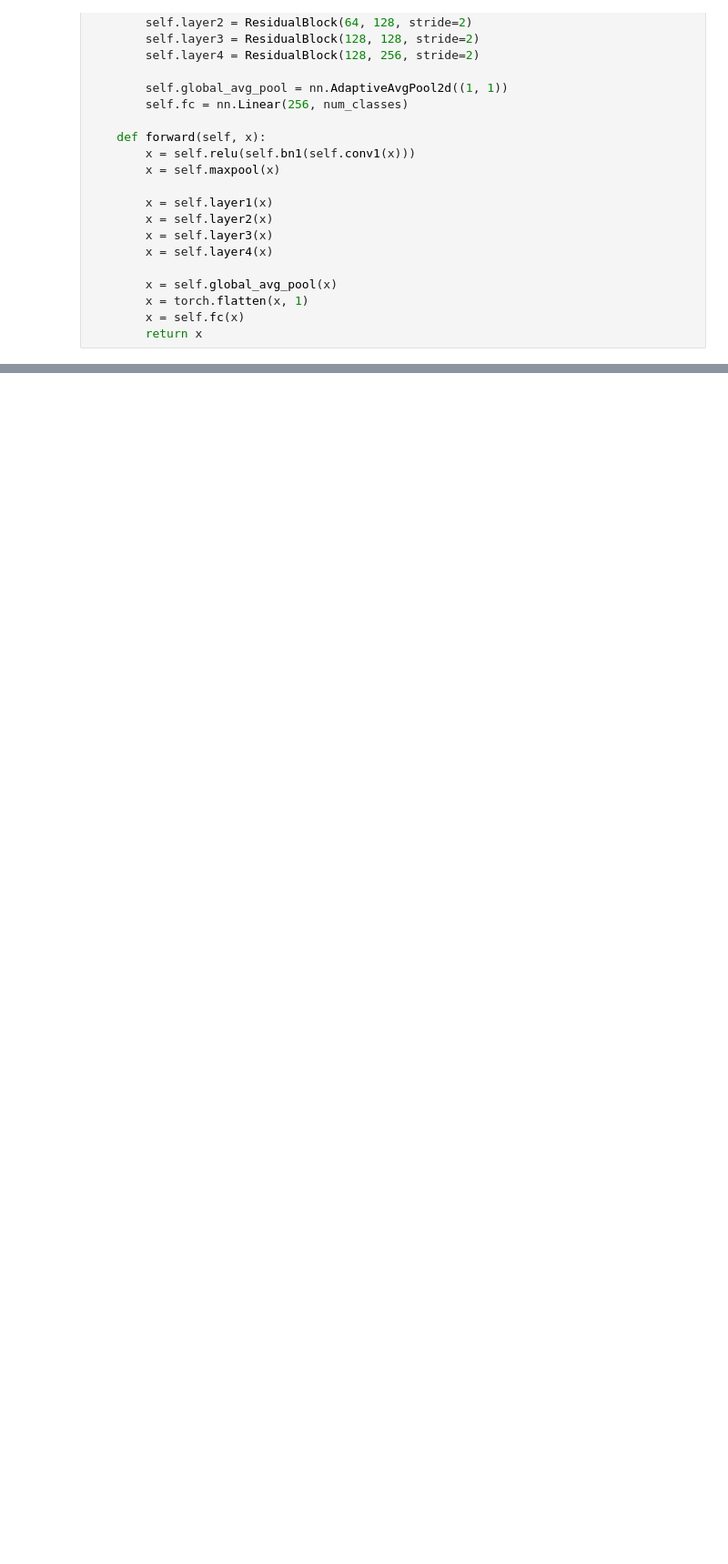
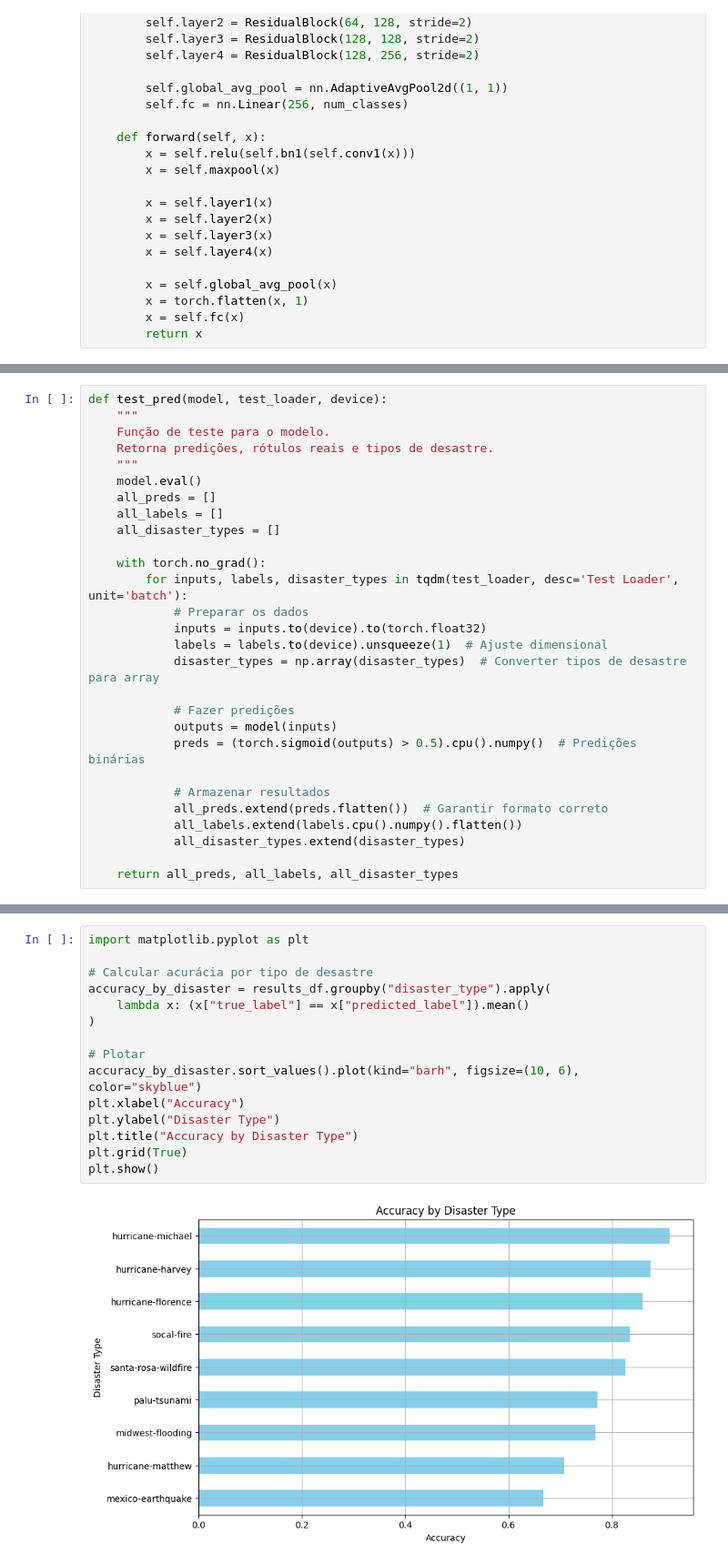
Before and after one commit to Gustavoaluiz/unsupervised_disaster, a Jupyter notebook: baseline_resnet.ipynb, the cells around one changed output, grey strips where cells are left out. Shown at 91% size. Cells and saved outputs as stored; diff of their text form; blank space fills up the shorter version.

```diff
--- a/baseline_resnet.ipynb
+++ b/baseline_resnet.ipynb
@@ -356,0 +526,28 @@ Treinamento concluído!
+# %%
+def test_pred(model, test_loader, device):
+    """
+    Função de teste para o modelo.
+    Retorna predições, rótulos reais e tipos de desastre.
+    """
+    model.eval()
+    all_preds = []
+    all_labels = []
+    all_disaster_types = []
+
+    with torch.no_grad():
+        for inputs, labels, disaster_types in tqdm(test_loader, desc='Test Loader', unit='batch'):
+            # Preparar os dados
+            inputs = inputs.to(device).to(torch.float32)
+            labels = labels.to(device).unsqueeze(1)  # Ajuste dimensional
+            disaster_types = np.array(disaster_types)  # Converter tipos de desastre para array
+
+            # Fazer predições
+            outputs = model(inputs)
+            preds = (torch.sigmoid(outputs) > 0.5).cpu().numpy()  # Predições binárias
+
+            # Armazenar resultados
+            all_preds.extend(preds.flatten())  # Garantir formato correto
+            all_labels.extend(labels.cpu().numpy().flatten())
+            all_disaster_types.extend(disaster_types)
+
+    return all_preds, all_labels, all_disaster_types
@@ -356,0 +599,17 @@ Treinamento concluído!
+# %%
+import matplotlib.pyplot as plt
+
+# Calcular acurácia por tipo de desastre
+accuracy_by_disaster = results_df.groupby("disaster_type").apply(
+    lambda x: (x["true_label"] == x["predicted_label"]).mean()
+)
+
+# Plotar
+accuracy_by_disaster.sort_values().plot(kind="barh", figsize=(10, 6), color="skyblue")
+plt.xlabel("Accuracy")
+plt.ylabel("Disaster Type")
+plt.title("Accuracy by Disaster Type")
+plt.grid(True)
+plt.show()
+# %% [output]
+[figure, added]
```
Also changed, not shown: parts of 37 cells of this notebook, 26 other files.
